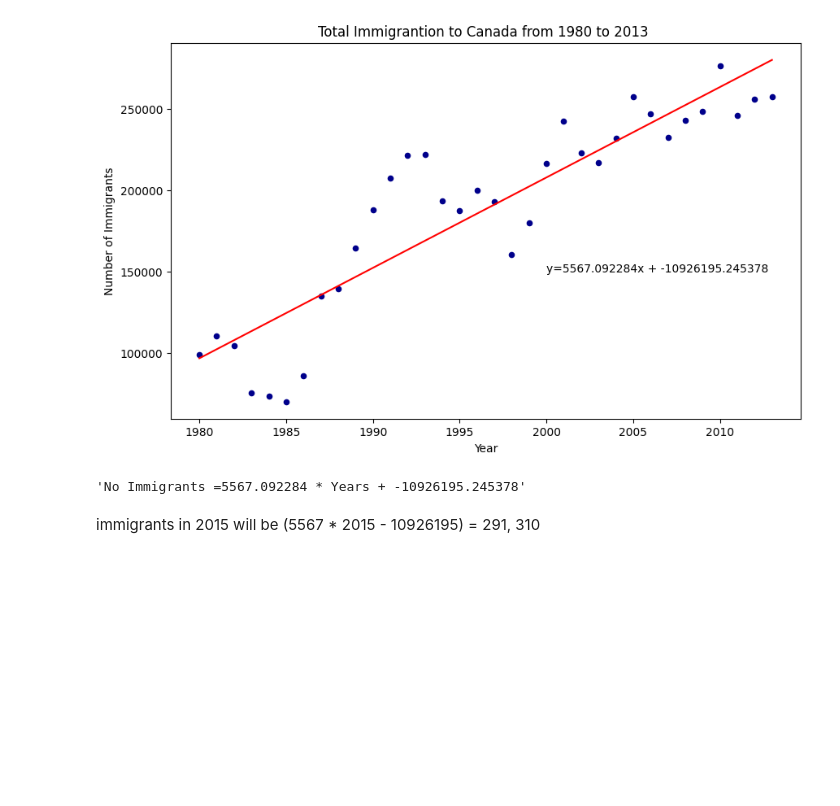
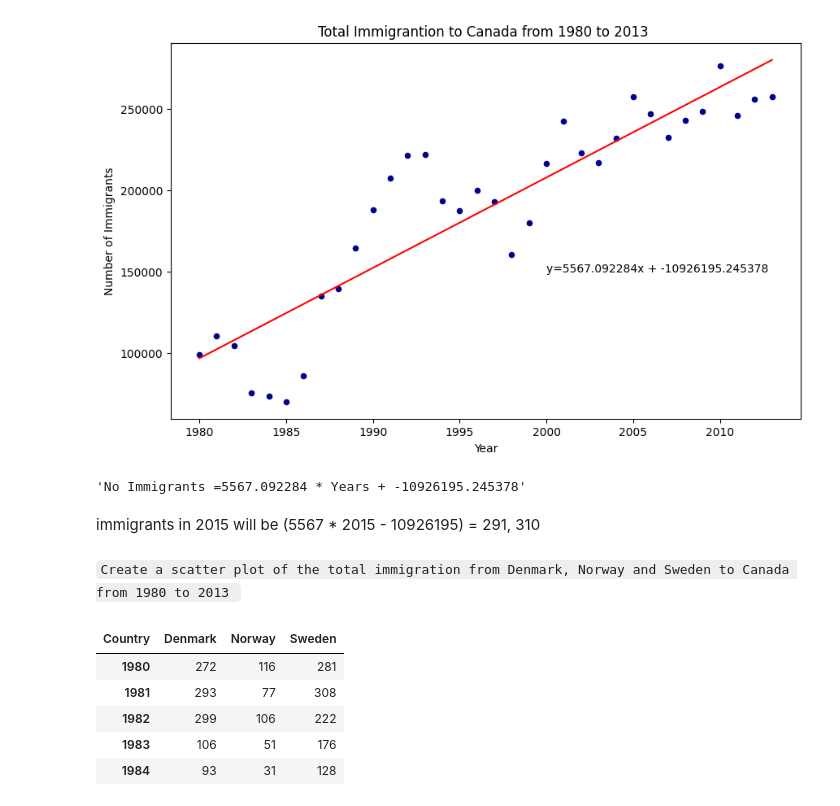
Before and after one commit to Mohwit/Data-Visualization, a Jupyter notebook: PieChart_BoxPlot_ScatterPlot_BubblePlot.ipynb, the cells around one changed output. Drawn from its saved outputs; the diff is of its cells as text; code cells hidden in the pictures; blank space fills up the shorter version.

````diff
--- a/PieChart_BoxPlot_ScatterPlot_BubblePlot.ipynb
+++ b/PieChart_BoxPlot_ScatterPlot_BubblePlot.ipynb
@@ -589,3 +589,5 @@ plt.show()
 'No Immigrants =5567.092284 * Years + -10926195.245378'
 # %% [markdown]
 immigrants in 2015 will be (5567 * 2015 - 10926195) = 291, 310
+# %% [markdown]
+```Create a scatter plot of the total immigration from Denmark, Norway and Sweden to Canada from 1980 to 2013 ```
@@ -591,0 +597,10 @@ immigrants in 2015 will be (5567 * 2015 - 10926195) = 291, 310
+# %%
+#view data frame
+df_DNS.head()
+# %% [output]
+| Country | Denmark | Norway | Sweden |
+| 1980 | 272 | 116 | 281 |
+| 1981 | 293 | 77 | 308 |
+| 1982 | 299 | 106 | 222 |
+| 1983 | 106 | 51 | 176 |
+| 1984 | 93 | 31 | 128 |
````
Also changed, not shown: parts of 8 cells of this notebook.
